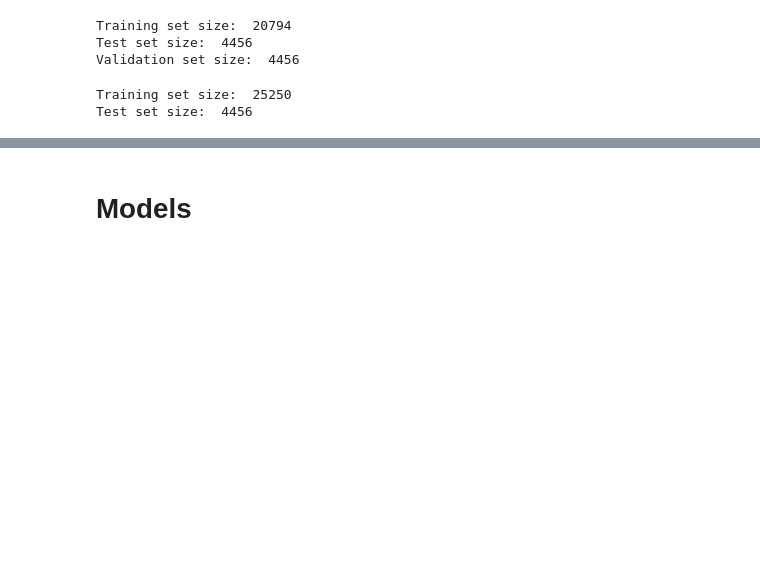
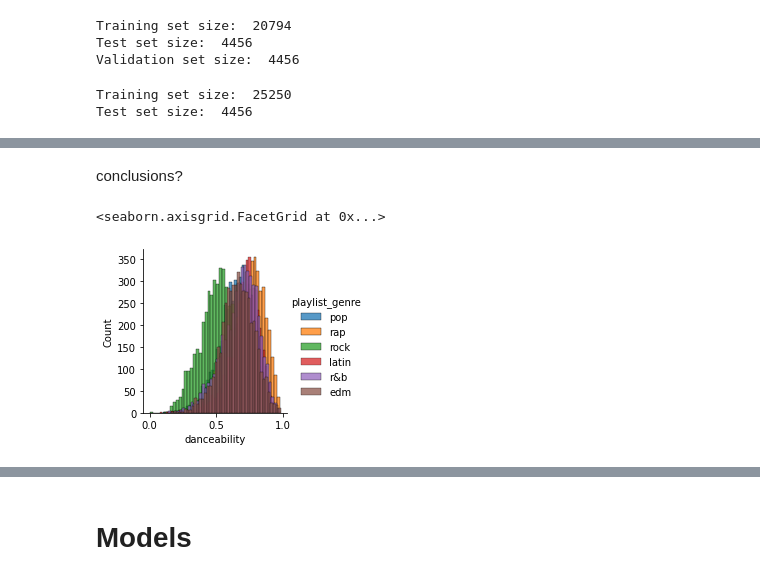
Before and after one commit to jkciesluk/ml_project, a Jupyter notebook: spotify.ipynb, the cells around one changed output, grey strips where cells are left out. Cells and saved outputs as stored; diff of their text form; code cells hidden in the pictures; blank space fills up the shorter version.

```diff
--- a/spotify.ipynb
+++ b/spotify.ipynb
@@ -112,0 +152,10 @@ Test set size:  4456
+# %% [markdown]
+conclusions?
+# %%
+# different way to do the histogram (it is here just in case I want to change sth)
+g = sns.FacetGrid(songs_grouped, hue="playlist_genre")
+g.map(sns.histplot, "danceability") # kde=True
+g.add_legend()
+# %% [output]
+<seaborn.axisgrid.FacetGrid at 0x...>
+[figure, added]
```
Also changed, not shown: parts of 7 cells of this notebook.
